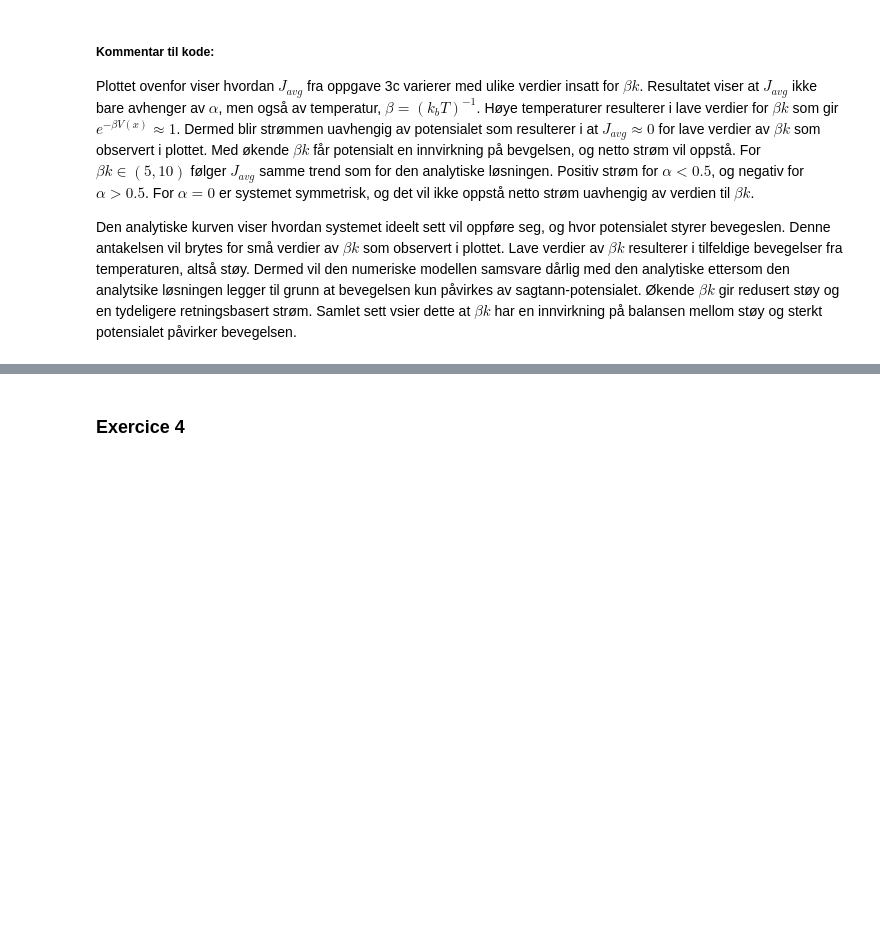
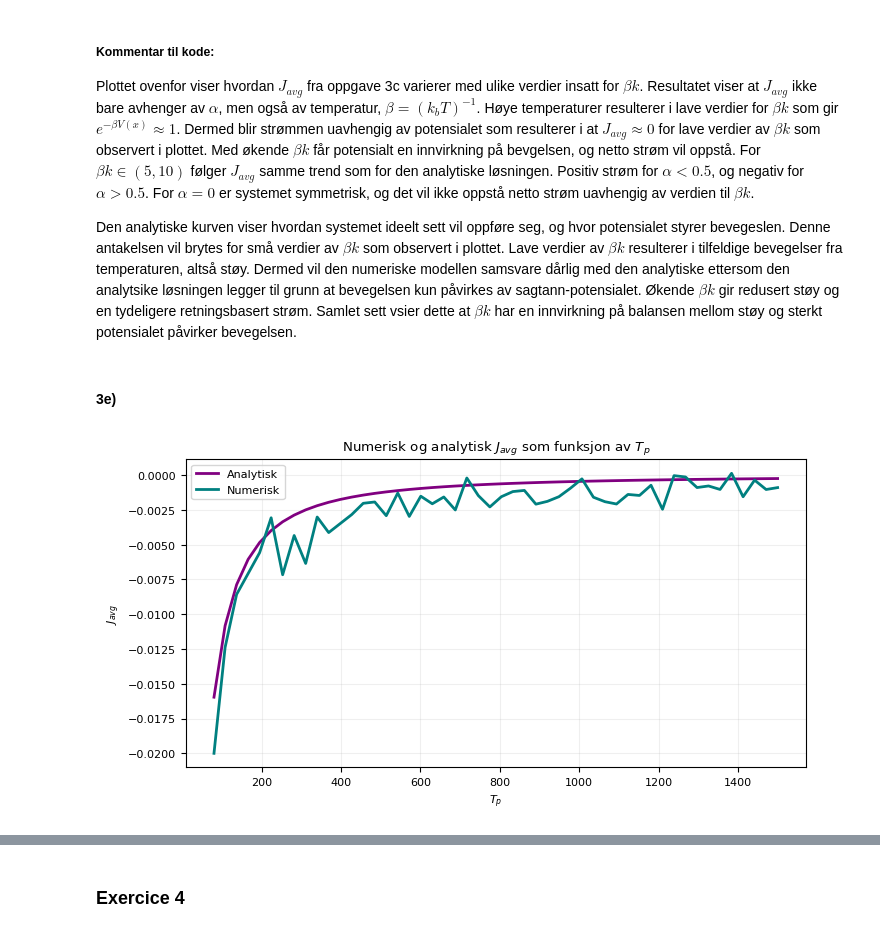
Before and after one commit to selmaberg05/TMA4320-Prosjekt2-gruppe-Andrihol-Emilyan-Selmahbe, a Jupyter notebook: Prosjekt2.ipynb, the cells around one changed output, grey strips where cells are left out. Drawn from its saved outputs; the diff is of its cells as text; code cells hidden in the pictures; blank space fills up the shorter version.

```diff
--- a/Prosjekt2.ipynb
+++ b/Prosjekt2.ipynb
@@ -960,3 +960,46 @@ plt.show()
 Plottet ovenfor viser hvordan $J_{avg}$ fra oppgave 3c varierer med ulike verdier insatt for $\beta k$. Resultatet viser at $J_{avg}$ ikke bare avhenger av $\alpha$, men også av temperatur, $\beta = (k_b T)^{-1}$. Høye temperaturer resulterer i lave verdier for $\beta k$ som gir $e ^{- \beta V(x)} \approx 1$. Dermed blir strømmen uavhengig av potensialet som resulterer i at $J_{avg} \approx 0$ for lave verdier av $\beta k$ som observert i plottet. Med økende $\beta k$ får potensialt en innvirkning på bevgelsen, og netto strøm vil oppstå. For $\beta k \in (5, 10)$ følger $J_{avg}$  samme trend som for den analytiske løsningen. Positiv strøm for $\alpha < 0.5$, og negativ for $\alpha > 0.5$. For $\alpha = 0$ er systemet symmetrisk, og det vil ikke oppstå netto strøm uavhengig av verdien til $\beta k$.
 
 Den analytiske kurven viser hvordan systemet ideelt sett vil oppføre seg, og hvor potensialet styrer bevegeslen. Denne antakelsen vil brytes for små verdier av $\beta k$ som observert i plottet. Lave verdier av $\beta k$ resulterer i tilfeldige bevegelser fra temperaturen, altså støy. Dermed vil den numeriske modellen samsvare dårlig med den analytiske ettersom den analytsike løsningen legger til grunn at bevegelsen kun påvirkes av sagtann-potensialet. Økende $\beta k$ gir redusert støy og en tydeligere retningsbasert strøm. Samlet sett vsier dette at $\beta k$ har en innvirkning på balansen mellom støy og sterkt potensialet påvirker bevegelsen.
+# %% [markdown]
+#### 3e)
+# %%
+alpha = 0.8
+N_x = 10
+P = 2 * N_x
+N_p = 40 * N_x
+Beta_k = 1000
+
+T_p_vals = np.linspace(80, 1500, 50).astype(int)
+
+def J_anal(T_p, alpha=0.8, N_x=10):
+    sqr = np.sqrt(3 / T_p)
+    a = ((alpha * N_x) / 2) * sqr
+    b = (((1 - alpha) * N_x) / 2) * sqr
+    return (N_x / (4 * T_p)) * (math.erfc(a) - math.erfc(b))
+
+# initialtilstand som i 3b
+V1_tmp = build_V1(alpha, N_x)
+min1 = np.argmin(V1_tmp[:N_x])
+min2 = N_x + np.argmin(V1_tmp[N_x:])
+x0 = np.array([min1] * (N_p // 2) + [min2] * (N_p // 2), dtype=int)
+
+#numerisk
+J_num = np.zeros(len(T_p_vals))
+for i, T_p in enumerate(T_p_vals):
+    J_avg, _, _ = simulate_ratchet(alpha=alpha,T_p=T_p, N_x=N_x, N_p=N_p,Beta_k=Beta_k, n_cycles=1,frø=i, x_init=x0,a=False,plot=False)
+    J_num[i] = J_avg[0]
+
+#analytisk
+J_analytical = np.array([J_anal(T_p, alpha=alpha, N_x=N_x) for T_p in T_p_vals])
+
+# plot
+plt.plot(T_p_vals, J_analytical, label="Analytisk", color="purple")
+plt.plot(T_p_vals, J_num, label="Numerisk", color="teal")
+plt.title(r"Numerisk og analytisk $J_{avg}$ som funksjon av $T_p$")
+plt.grid(alpha=0.2)
+plt.xlabel(r"$T_p$")
+plt.ylabel(r"$J_{avg}$")
+plt.legend()
+plt.show()
+# %% [output]
+[figure, added]
```
Also changed, not shown: parts of 3 cells of this notebook, 1 other file.
